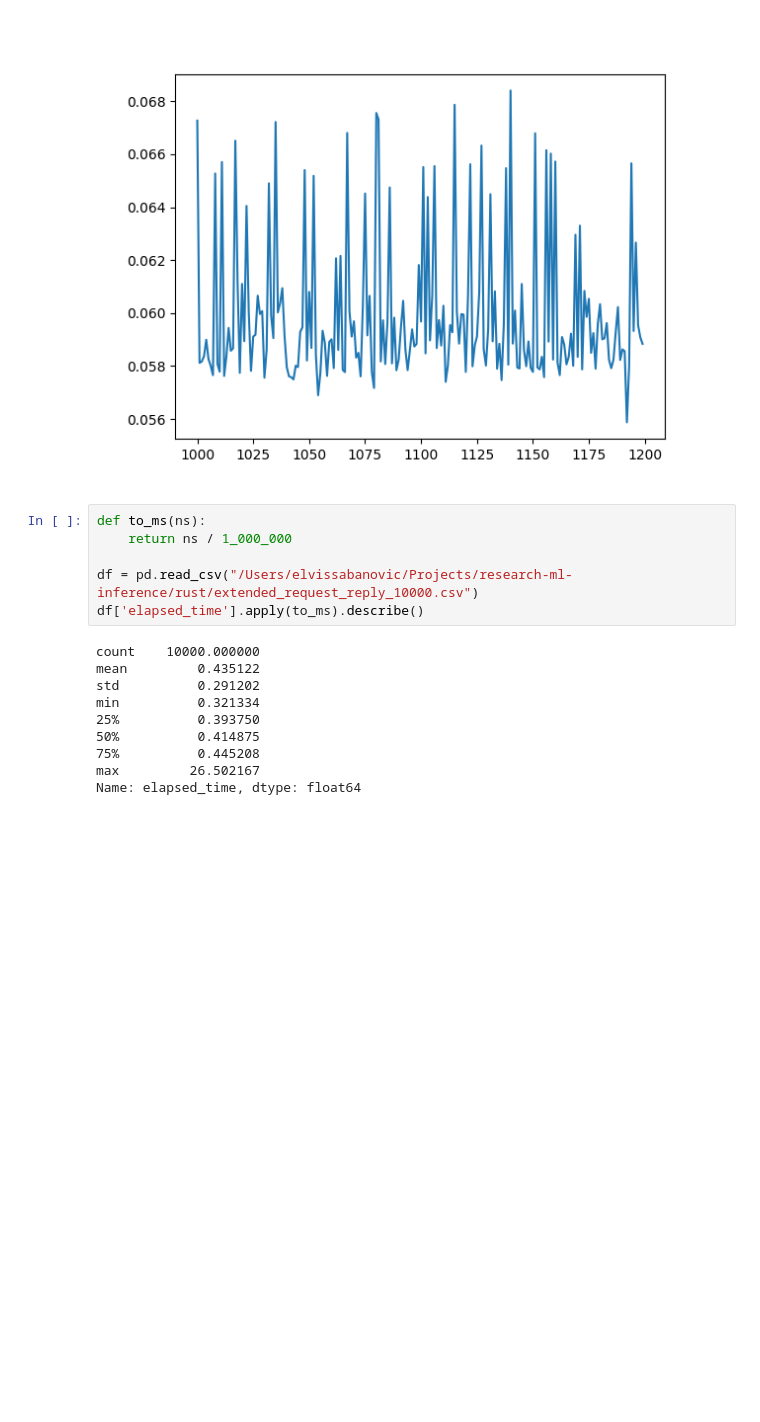
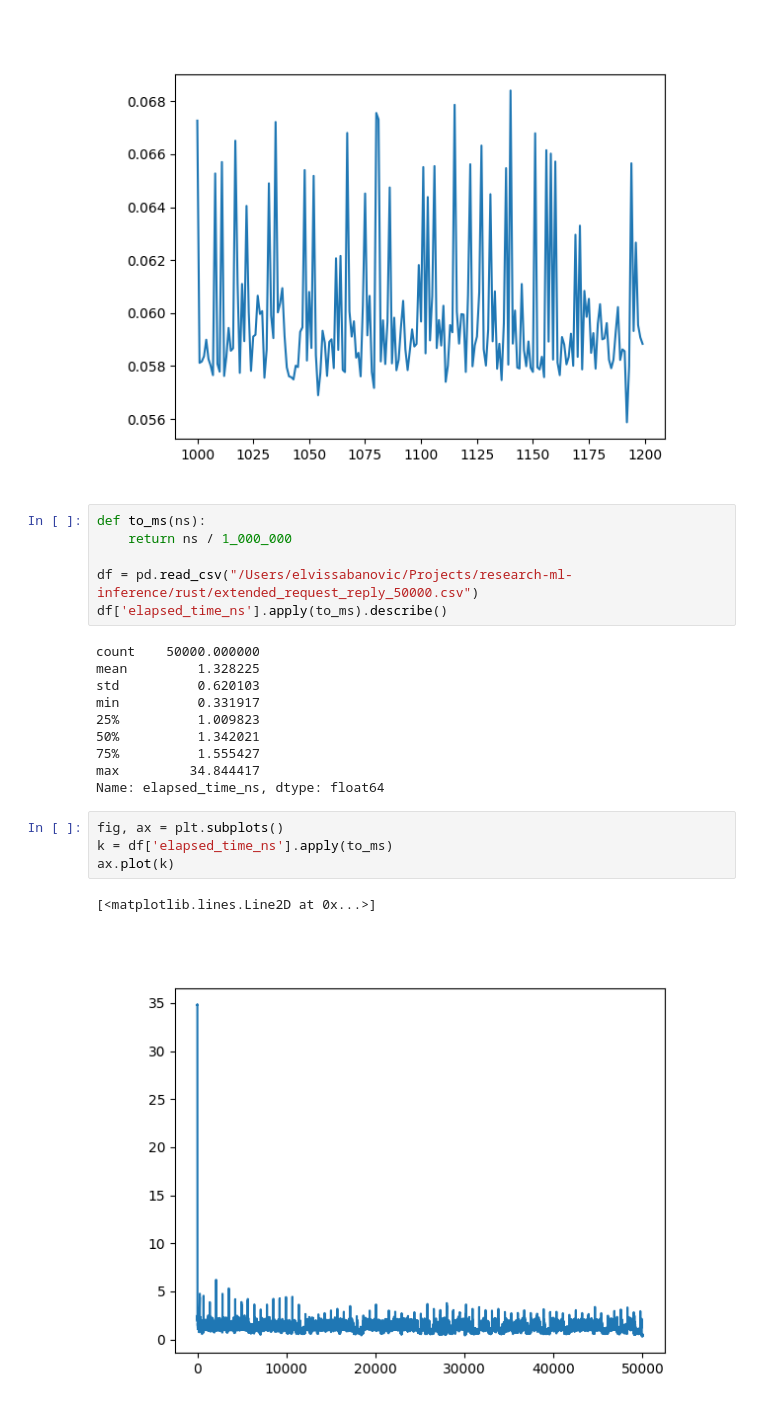
Before and after one commit to Elvis339/research-ml-inference, a Jupyter notebook: metrics/main.ipynb, the cells around one changed output. Cells and saved outputs as stored; diff of their text form; blank space fills up the shorter version.

```diff
--- a/metrics/main.ipynb
+++ b/metrics/main.ipynb
@@ -53,15 +54,22 @@ ax.plot(tcp_df['response_time_ms'][1000:1200])
 def to_ms(ns):
     return ns / 1_000_000
 
-df = pd.read_csv("/Users/elvissabanovic/Projects/research-ml-inference/rust/extended_request_reply_10000.csv")
-df['elapsed_time'].apply(to_ms).describe()
+df = pd.read_csv("/Users/elvissabanovic/Projects/research-ml-inference/rust/extended_request_reply_50000.csv")
+df['elapsed_time_ns'].apply(to_ms).describe()
 # %% [output]
-count    10000.000000
-mean         0.435122
-std          0.291202
-min          0.321334
-25%          0.393750
-50%          0.414875
-75%          0.445208
-max         26.502167
-Name: elapsed_time, dtype: float64
+count    50000.000000
+mean         1.328225
+std          0.620103
+min          0.331917
+25%          1.009823
+50%          1.342021
+75%          1.555427
+max         34.844417
+Name: elapsed_time_ns, dtype: float64
+# %%
+fig, ax = plt.subplots()
+k = df['elapsed_time_ns'].apply(to_ms)
+ax.plot(k)
+# %% [output]
+[<matplotlib.lines.Line2D at 0x...>]
+[figure, added]
```
Also changed, not shown: parts of 2 cells of this notebook, 6 other files.
